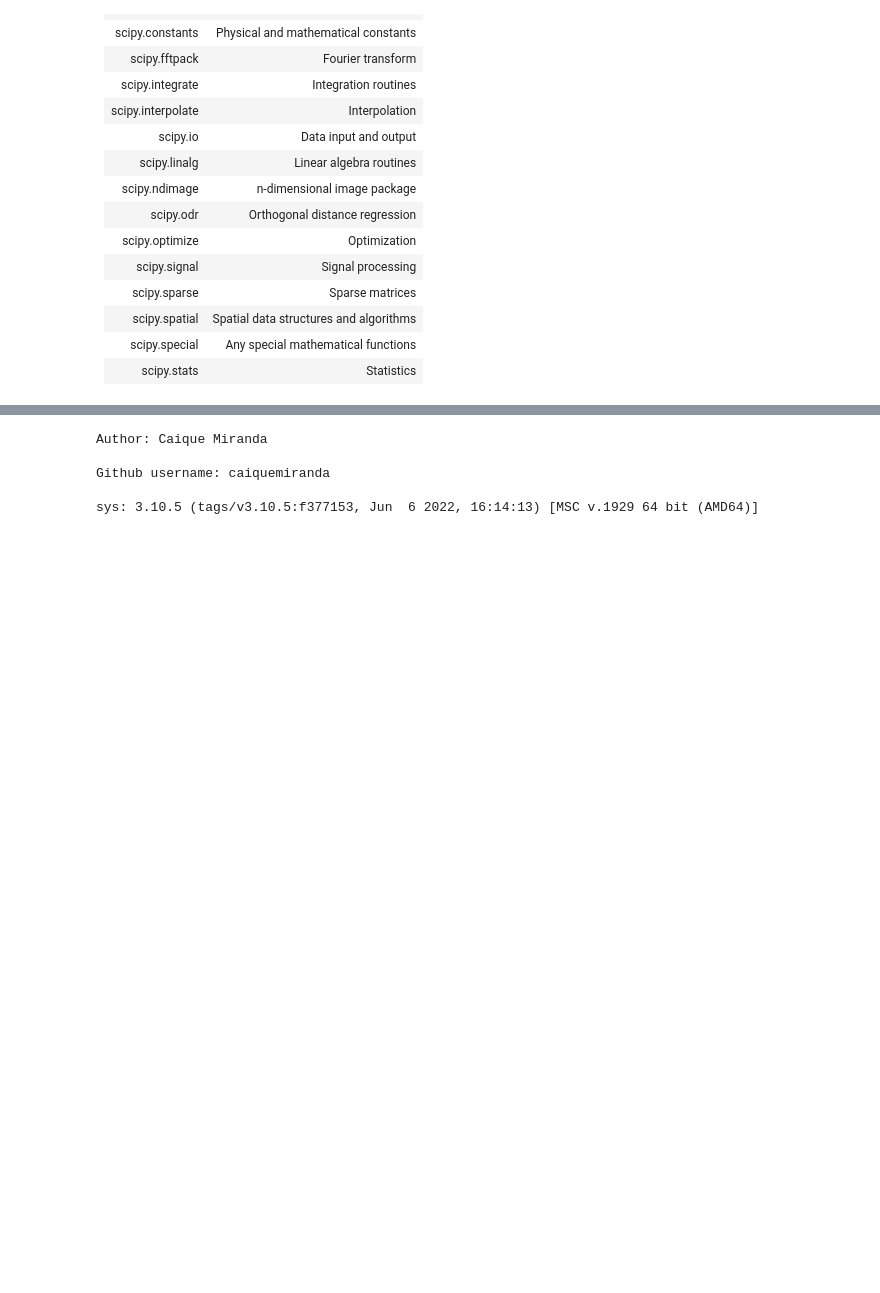
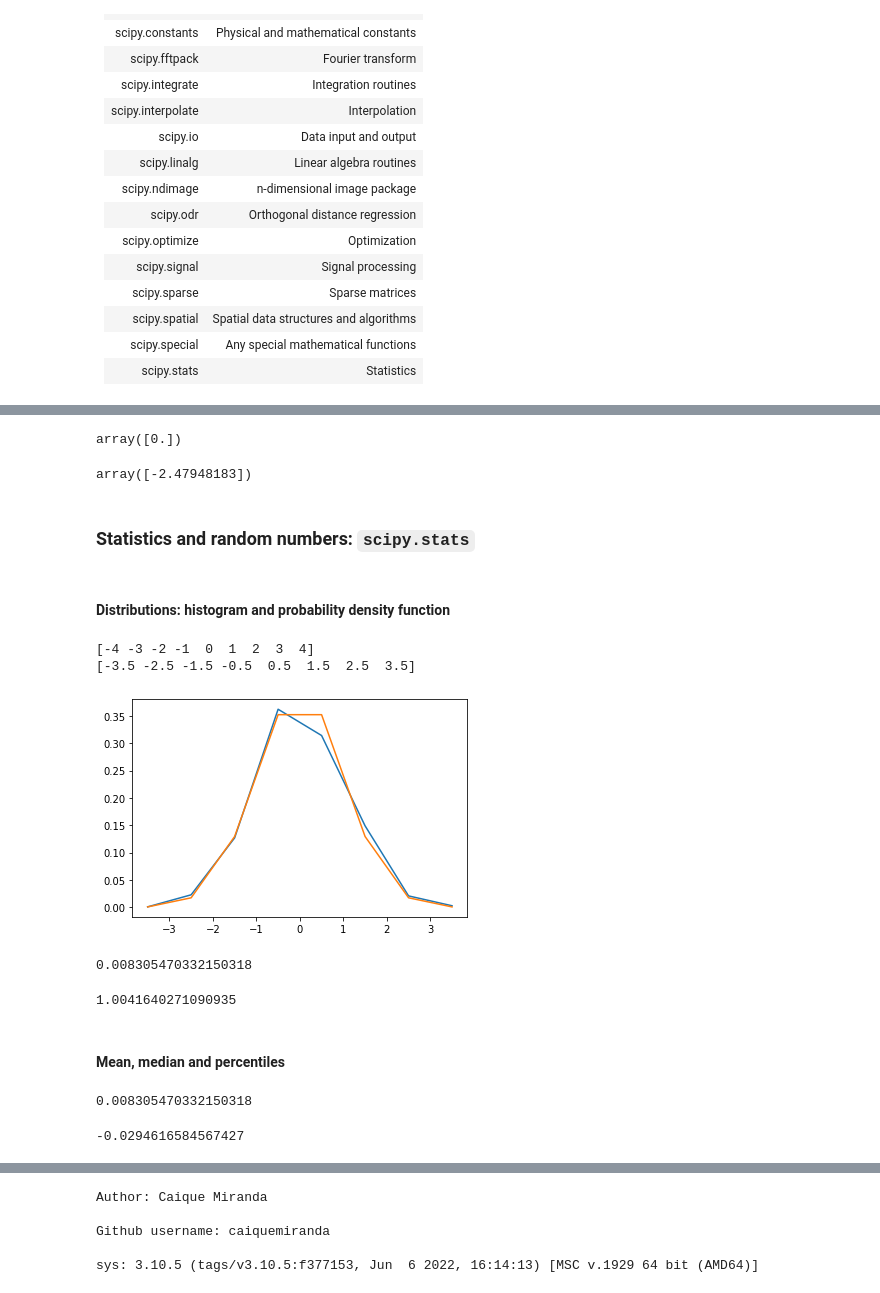
Before and after one commit to caiquemiranda/studies-scipy, a Jupyter notebook: 05-scipy.ipynb, the cells around one changed output, grey strips where cells are left out. Drawn from its saved outputs; the diff is of its cells as text; code cells hidden in the pictures; blank space fills up the shorter version.

```diff
--- a/05-scipy.ipynb
+++ b/05-scipy.ipynb
@@ -27,0 +234,52 @@ from scipy import stats # same for other sub-modules
+# %%
+root.x # Only the root found
+# %% [output]
+array([0.])
+# %%
+root2 = optimize.root(f, x0=-2.5)
+root2.x
+# %% [output]
+array([-2.47948183])
+# %% [markdown]
+### Statistics and random numbers: `scipy.stats`
+# %% [markdown]
+#### Distributions: histogram and probability density function
+# %%
+samples = np.random.normal(size=1000)
+bins = np.arange(-4, 5)
+print(bins)
+
+histogram = np.histogram(samples,
+                         bins=bins,
+                         density=True)[0]
+
+bins = 0.5*(bins[1:] + bins[:-1])
+print(bins)
+
+from scipy import stats
+pdf = stats.norm.pdf(bins) # norm is a distribution object
+plt.plot(bins, histogram)
+plt.plot(bins, pdf);
+# %% [output]
+[-4 -3 -2 -1  0  1  2  3  4]
+[-3.5 -2.5 -1.5 -0.5  0.5  1.5  2.5  3.5]
+[figure, added]
+# %%
+loc, std = stats.norm.fit(samples)
+loc
+# %% [output]
+0.008305470332150318
+# %%
+std
+# %% [output]
+1.0041640271090935
+# %% [markdown]
+#### Mean, median and percentiles
+# %%
+np.mean(samples)
+# %% [output]
+0.008305470332150318
+# %%
+np.median(samples)
+# %% [output]
+-0.0294616584567427
```
Also changed, not shown: parts of 35 cells of this notebook, 1 other file.
